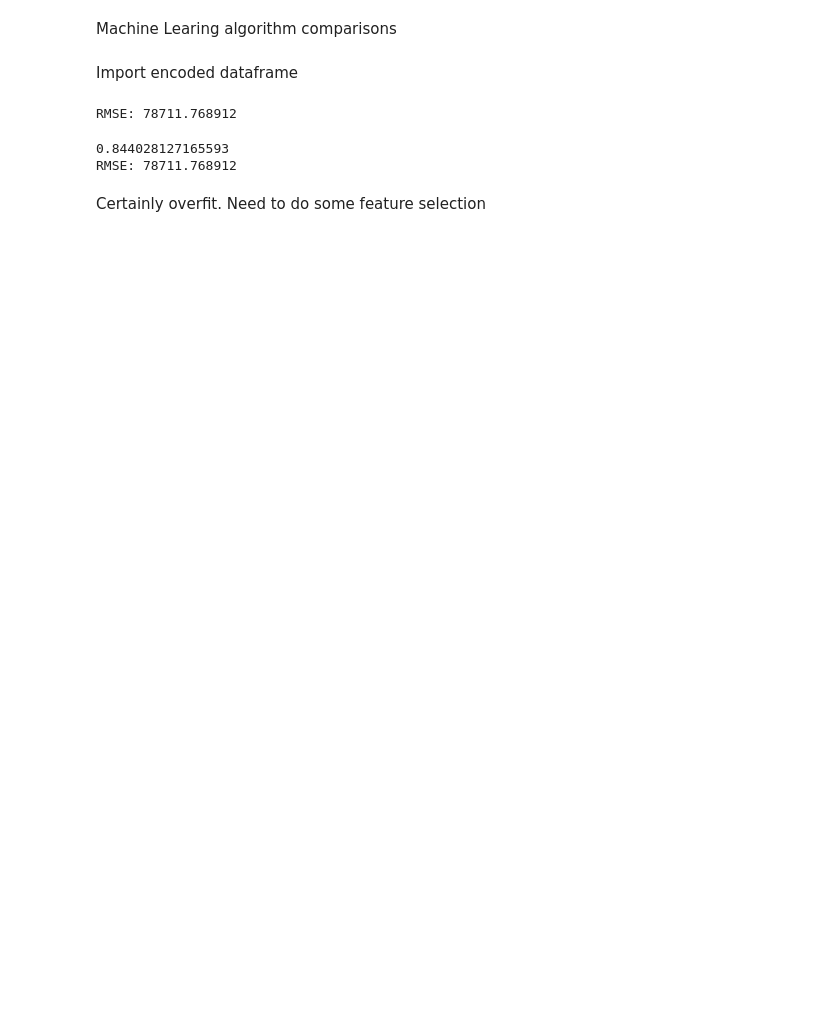
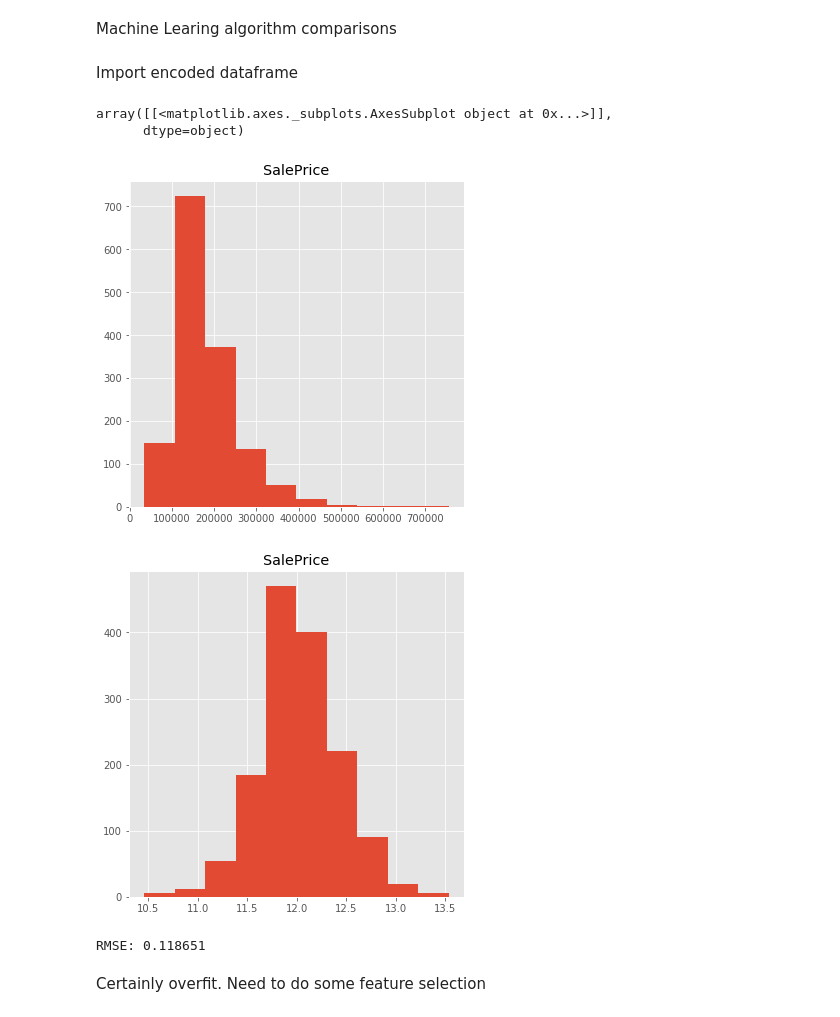
Before and after one commit to richiebui/4sigma, a Jupyter notebook: Hueyling/Kaggle_House_Price/ml_algo_cmp.ipynb, the cells around one changed output. Saved outputs shown, nothing was run; the diff lists cells and outputs as text; code cells hidden in the pictures; blank space fills up the shorter version.

Commit message:
try linear regression with lasso

```diff
--- a/Hueyling/Kaggle_House_Price/ml_algo_cmp.ipynb
+++ b/Hueyling/Kaggle_House_Price/ml_algo_cmp.ipynb
@@ -6,3 +3,17 @@ import pandas as pd
+# %%
+import numpy as np
+import pandas as pd
+from matplotlib import pyplot as plt
+plt.style.use('ggplot')
+
+import seaborn as sns
+
+import warnings
+warnings.filterwarnings('ignore')
+
+pd.set_option('display.max_rows', 500)
+pd.set_option('display.max_columns', 500)
+pd.set_option('display.width', 1000)
 # %% [markdown]
 Import encoded dataframe
 # %%
@@ -13,46 +24,29 @@ df_test = pd.read_pickle("df_test.pkl")
 encodeDic = pd.read_pickle("dic.pkl")
 # %%
 df_train_label = df_train_label.astype(int)
+df_train_label_log = np.log( df_train_label )
+df_train_label.hist()
+df_train_label_log.hist()
+# %% [output]
+array([[<matplotlib.axes._subplots.AxesSubplot object at 0x...>]],
+      dtype=object)
+[figure, added]
+[figure, added]
 # %%
 from sklearn.model_selection import train_test_split
 from sklearn.metrics import mean_squared_error
-import xgboost as xgb
+
+from sklearn import linear_model
 
 # split data into train and test sets
-X_train, X_test, y_train, y_test = train_test_split(df_train, df_train_label, test_size=0.2, random_state=123)
-#data_dmatrix = xgb.DMatrix(data=X_train,label=y_train)
+X_train, X_test, y_train, y_test = train_test_split(df_train, df_train_label_log, test_size=0.2, random_state=123)
 
-# Create a model
-xg_reg = xgb.XGBRegressor(objective ='reg:linear', colsample_bytree = 0.3, learning_rate = 0.1,
-                max_depth = 5, alpha = 10, n_estimators = 10)
-xg_reg.fit(X_train,y_train)
-
-preds = xg_reg.predict(X_test)
+linear_1 = linear_model.LinearRegression(normalize= False)
+linear_1.fit(X_train, y_train)
+preds = linear_1.predict(X_test)
 rmse = np.sqrt(mean_squared_error(y_test, preds))
 print("RMSE: %f" % (rmse))
 # %% [output]
-RMSE: 78711.768912
+RMSE: 0.118651
-# %%
-from sklearn import linear_model
-from sklearn.model_selection import train_test_split
-from sklearn.metrics import mean_squared_error
-
-# split data into train and test sets
-X_train, X_test, y_train, y_test = train_test_split(df_train, df_train_label, test_size=0.2, random_state=123)
-
-linear_1 = linear_model.LinearRegression(normalize= True)
-#linear_1.get_params()
-
-linear_1.fit(X_train, y_train)
-#print([linear_1.coef_, linear_1.intercept_])
-print(linear_1.score(X_train, y_train))
-
-y_predict = linear_1.predict(X_test)
-preds = xg_reg.predict(X_test)
-rmse = np.sqrt(mean_squared_error(y_test, preds))
-print("RMSE: %f" % (rmse))
-# %% [output]
-0.844028127165593
-RMSE: 78711.768912
 # %% [markdown]
 Certainly overfit. Need to do some feature selection
```
Also changed, not shown: parts of 3 cells of this notebook, 1 other file.
